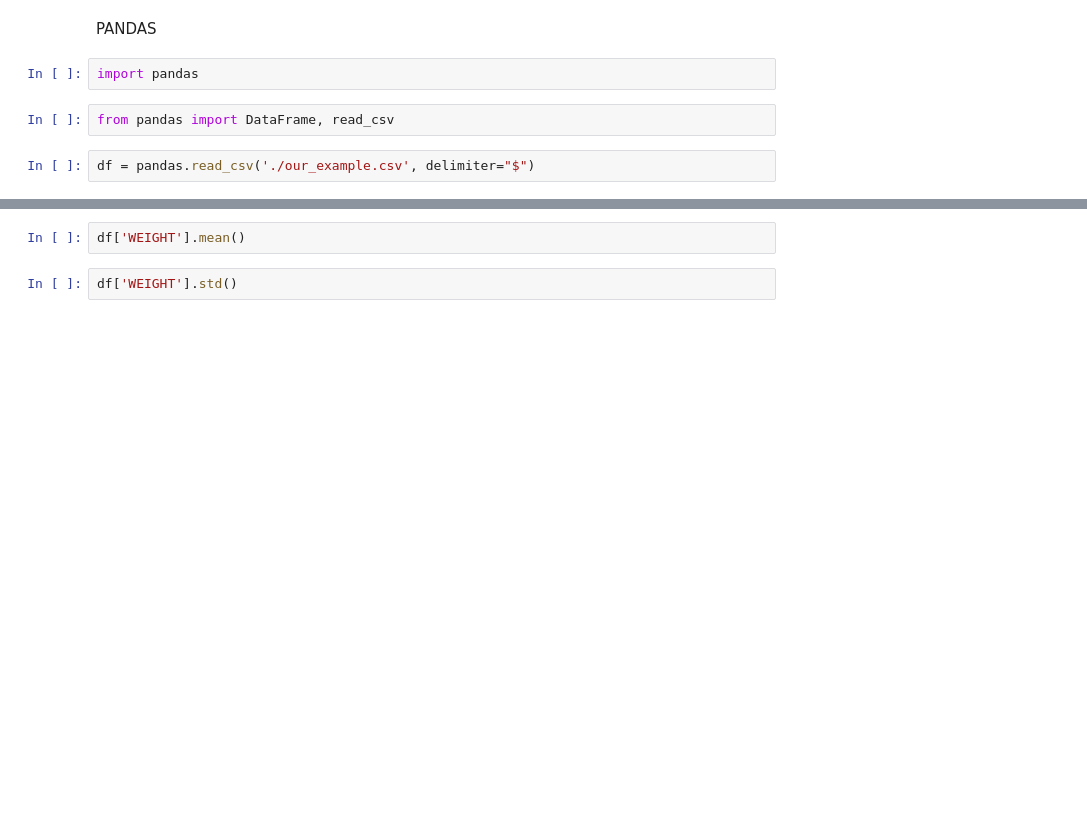
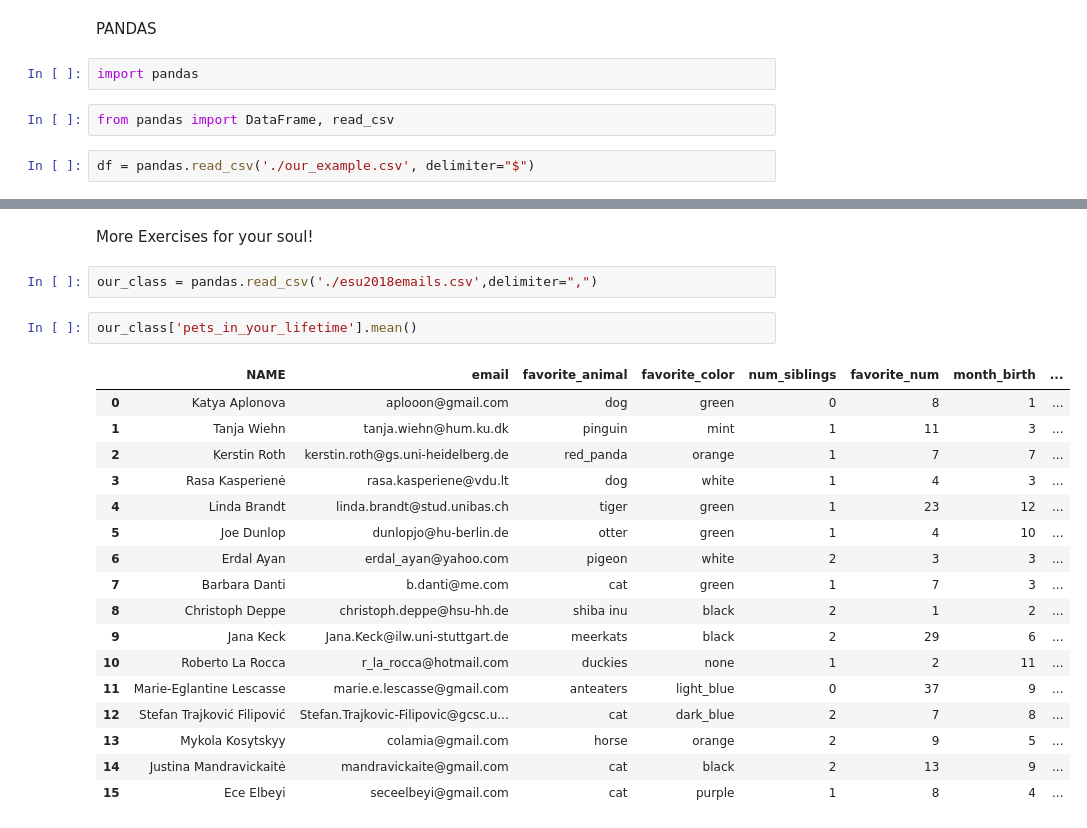
Before and after one commit to eayan/esu2018, a Jupyter notebook: IntroPython.ipynb, the cells around one changed output, grey strips where cells are left out. Saved outputs shown, nothing was run; the diff lists cells and outputs as text; blank space fills up the shorter version.

```diff
--- a/IntroPython.ipynb
+++ b/IntroPython.ipynb
@@ -268,4 +435,24 @@ df['WEIGHT'].plot.bar()
-# %%
-df['WEIGHT'].mean()
-# %%
-df['WEIGHT'].std()
+# %% [markdown]
+More Exercises for your soul!
+# %%
+our_class = pandas.read_csv('./esu2018emails.csv',delimiter=",")
+# %%
+our_class['pets_in_your_lifetime'].mean()
+# %% [output]
+|  | NAME | email | favorite_animal | favorite_color | num_siblings | favorite_num | month_birth | ... |
+| 0 | Katya Aplonova | aplooon@gmail.com | dog | green | 0 | 8 | 1 | ... |
+| 1 | Tanja Wiehn | tanja.wiehn@hum.ku.dk | pinguin | mint | 1 | 11 | 3 | ... |
+| 2 | Kerstin Roth | kerstin.roth@gs.uni-heidelberg.de | red_panda | orange | 1 | 7 | 7 | ... |
+| 3 | Rasa Kasperienė | rasa.kasperiene@vdu.lt | dog | white | 1 | 4 | 3 | ... |
+| 4 | Linda Brandt | linda.brandt@stud.unibas.ch | tiger | green | 1 | 23 | 12 | ... |
+| 5 | Joe Dunlop | dunlopjo@hu-berlin.de | otter | green | 1 | 4 | 10 | ... |
+| 6 | Erdal Ayan | erdal_ayan@yahoo.com | pigeon | white | 2 | 3 | 3 | ... |
+| 7 | Barbara Danti | b.danti@me.com | cat | green | 1 | 7 | 3 | ... |
+| 8 | Christoph Deppe | christoph.deppe@hsu-hh.de | shiba inu | black | 2 | 1 | 2 | ... |
+| 9 | Jana Keck | Jana.Keck@ilw.uni-stuttgart.de | meerkats | black | 2 | 29 | 6 | ... |
+| 10 | Roberto La Rocca | r_la_rocca@hotmail.com | duckies | none | 1 | 2 | 11 | ... |
+| 11 | Marie-Eglantine Lescasse | marie.e.lescasse@gmail.com | anteaters | light_blue | 0 | 37 | 9 | ... |
+| 12 | Stefan Trajković Filipović | Stefan.Trajkovic-Filipovic@gcsc.u... | cat | dark_blue | 2 | 7 | 8 | ... |
+| 13 | Mykola Kosytskyy | colamia@gmail.com | horse | orange | 2 | 9 | 5 | ... |
+| 14 | Justina Mandravickaitė | mandravickaite@gmail.com | cat | black | 2 | 13 | 9 | ... |
+| 15 | Ece Elbeyi | seceelbeyi@gmail.com | cat | purple | 1 | 8 | 4 | ... |
```
Also changed, not shown: parts of 48 cells of this notebook, 1 other file.
